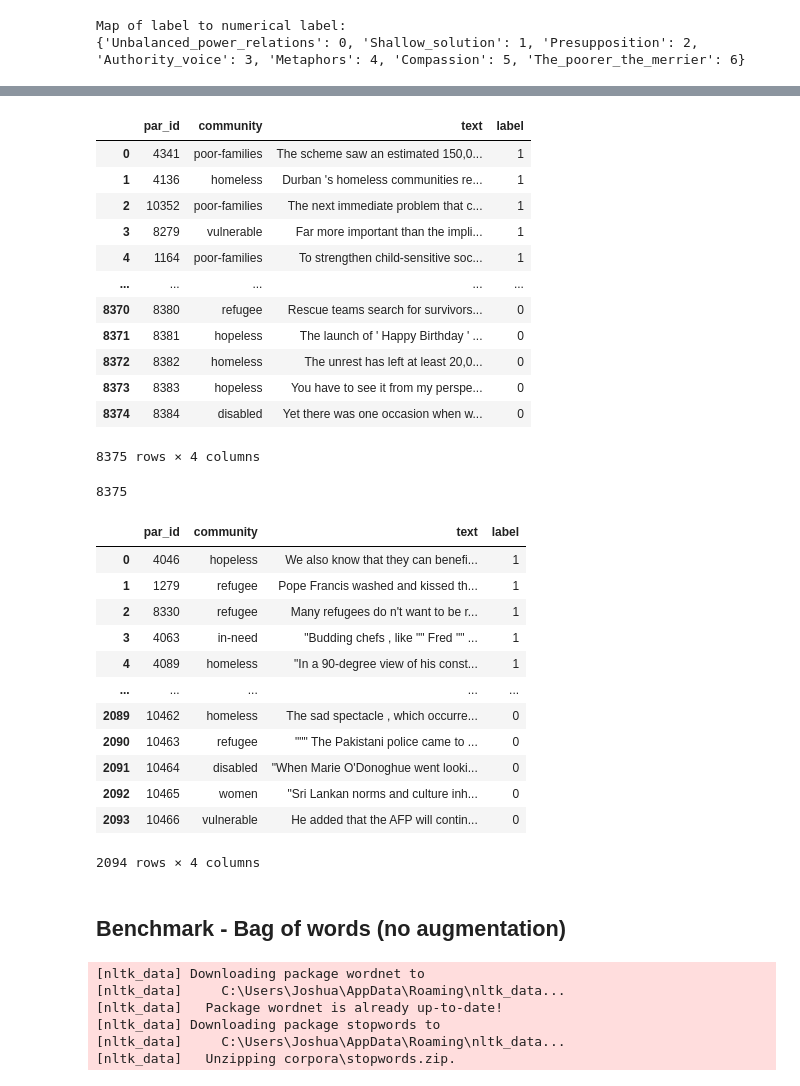
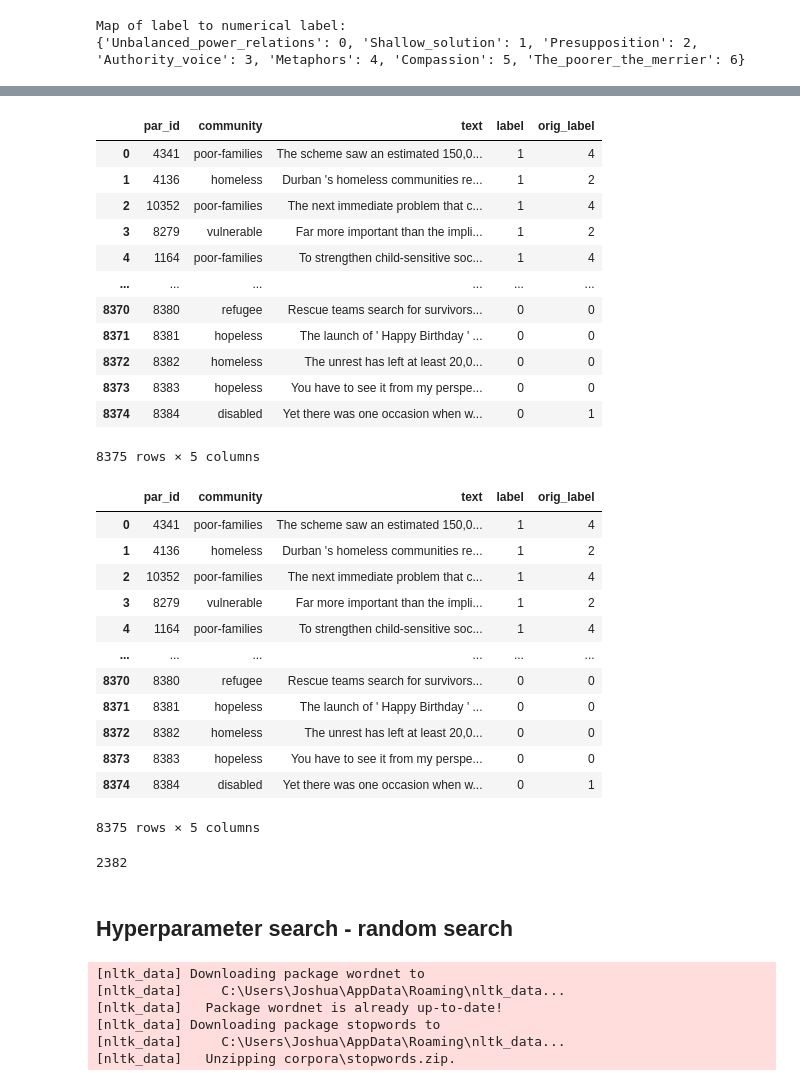
Before and after one commit to jas320/NLP_CW2, a Jupyter notebook: nlp_cw2.ipynb, the cells around one changed output, grey strips where cells are left out. Cells and saved outputs as stored; diff of their text form; code cells hidden in the pictures.

Commit message:
Random search template + analysis methods

```diff
--- a/nlp_cw2.ipynb
+++ b/nlp_cw2.ipynb
@@ -84,30 +86,32 @@ for idx in range(len(trids)):
   keyword = data.loc[data.par_id == parid].keyword.values[0]
   text = data.loc[data.par_id == parid].text.values[0]
   label = data.loc[data.par_id == parid].label.values[0]
+  orig_label = data.loc[data.par_id == parid].orig_label.values[0]
   item = {
       'par_id':parid,
       'community':keyword,
       'text':text,
-      'label':label
+      'label':label,
+      'orig_label': orig_label
   }
   rows.append(item)
 # %%
 trdf1 = pd.DataFrame(rows)
 trdf1
 # %% [output]
-|  | par_id | community | text | label |
-| 0 | 4341 | poor-families | The scheme saw an estimated 150,0... | 1 |
-| 1 | 4136 | homeless | Durban 's homeless communities re... | 1 |
-| 2 | 10352 | poor-families | The next immediate problem that c... | 1 |
-| 3 | 8279 | vulnerable | Far more important than the impli... | 1 |
-| 4 | 1164 | poor-families | To strengthen child-sensitive soc... | 1 |
-| ... | ... | ... | ... | ... |
-| 8370 | 8380 | refugee | Rescue teams search for survivors... | 0 |
-| 8371 | 8381 | hopeless | The launch of ' Happy Birthday ' ... | 0 |
-| 8372 | 8382 | homeless | The unrest has left at least 20,0... | 0 |
-| 8373 | 8383 | hopeless | You have to see it from my perspe... | 0 |
-| 8374 | 8384 | disabled | Yet there was one occasion when w... | 0 |
+|  | par_id | community | text | label | orig_label |
+| 0 | 4341 | poor-families | The scheme saw an estimated 150,0... | 1 | 4 |
+| 1 | 4136 | homeless | Durban 's homeless communities re... | 1 | 2 |
+| 2 | 10352 | poor-families | The next immediate problem that c... | 1 | 4 |
+| 3 | 8279 | vulnerable | Far more important than the impli... | 1 | 2 |
+| 4 | 1164 | poor-families | To strengthen child-sensitive soc... | 1 | 4 |
+| ... | ... | ... | ... | ... | ... |
+| 8370 | 8380 | refugee | Rescue teams search for survivors... | 0 | 0 |
+| 8371 | 8381 | hopeless | The launch of ' Happy Birthday ' ... | 0 | 0 |
+| 8372 | 8382 | homeless | The unrest has left at least 20,0... | 0 | 0 |
+| 8373 | 8383 | hopeless | You have to see it from my perspe... | 0 | 0 |
+| 8374 | 8384 | disabled | Yet there was one occasion when w... | 0 | 1 |
-8375 rows × 4 columns
+8375 rows × 5 columns
 # %%
 test_rows = [] # will contain par_id, label and text
 for idx in range(len(teids)):
@@ -125,26 +131,22 @@ for idx in range(len(teids)):
   })
   #TODO: keyword?Country?length?
-# %%
-len(rows)
-# %% [output]
-8375
 # %%
-tedf1 = pd.DataFrame(test_rows)
+tedf1 = pd.DataFrame(rows)
 tedf1
 # %% [output]
-|  | par_id | community | text | label |
-| 0 | 4046 | hopeless | We also know that they can benefi... | 1 |
-| 1 | 1279 | refugee | Pope Francis washed and kissed th... | 1 |
-| 2 | 8330 | refugee | Many refugees do n't want to be r... | 1 |
-| 3 | 4063 | in-need | "Budding chefs , like "" Fred "" ... | 1 |
-| 4 | 4089 | homeless | "In a 90-degree view of his const... | 1 |
-| ... | ... | ... | ... | ... |
-| 2089 | 10462 | homeless | The sad spectacle , which occurre... | 0 |
-| 2090 | 10463 | refugee | """ The Pakistani police came to ... | 0 |
-| 2091 | 10464 | disabled | "When Marie O'Donoghue went looki... | 0 |
-| 2092 | 10465 | women | "Sri Lankan norms and culture inh... | 0 |
-| 2093 | 10466 | vulnerable | He added that the AFP will contin... | 0 |
+|  | par_id | community | text | label | orig_label |
+| 0 | 4341 | poor-families | The scheme saw an estimated 150,0... | 1 | 4 |
+| 1 | 4136 | homeless | Durban 's homeless communities re... | 1 | 2 |
+| 2 | 10352 | poor-families | The next immediate problem that c... | 1 | 4 |
+| 3 | 8279 | vulnerable | Far more important than the impli... | 1 | 2 |
+| 4 | 1164 | poor-families | To strengthen child-sensitive soc... | 1 | 4 |
+| ... | ... | ... | ... | ... | ... |
+| 8370 | 8380 | refugee | Rescue teams search for survivors... | 0 | 0 |
+| 8371 | 8381 | hopeless | The launch of ' Happy Birthday ' ... | 0 | 0 |
+| 8372 | 8382 | homeless | The unrest has left at least 20,0... | 0 | 0 |
+| 8373 | 8383 | hopeless | You have to see it from my perspe... | 0 | 0 |
+| 8374 | 8384 | disabled | Yet there was one occasion when w... | 0 | 1 |
-2094 rows × 4 columns
+8375 rows × 5 columns
 # %%
 tedf1 = tedf1.sample(frac = 1) # shuffle data
 # downsample negative instances
@@ -152,6 +154,7 @@ pcldf = trdf1[trdf1.label==1]
 npos = len(pcldf)
 
 training_set1 = pd.concat([pcldf,trdf1[trdf1.label==0][:npos*2]])
+# training_set1 = pd.concat([training_set1, tedf1['community']], axis=1)
 # tedf1.par_id
 train_data = training_set1
 test_data = tedf1
@@ -159,4 +162,11 @@ train_data_text_list = train_data.text.to_list()
 train_data_label_list = train_data.label.to_list()
 test_data_text_list = test_data.text.to_list()
 test_data_label_list = test_data.label.to_list()
+train_community = train_data.community.to_list()
+test_community = test_data.community.to_list()
+train_pcl = train_data.orig_label.to_list()
+test_pcl = test_data.orig_label.to_list()
+print(len(train_data_text_list))
+# %% [output]
+2382
 # %%
@@ -185,2 +195,2 @@ def calc_scores(true_lables, pred_labels):
-# %% [markdown]
-## Benchmark - Bag of words (no augmentation)
+# %% [markdown]
+## Hyperparameter search - random search
```
Also changed, not shown: parts of 13 cells of this notebook, 4 other files.
